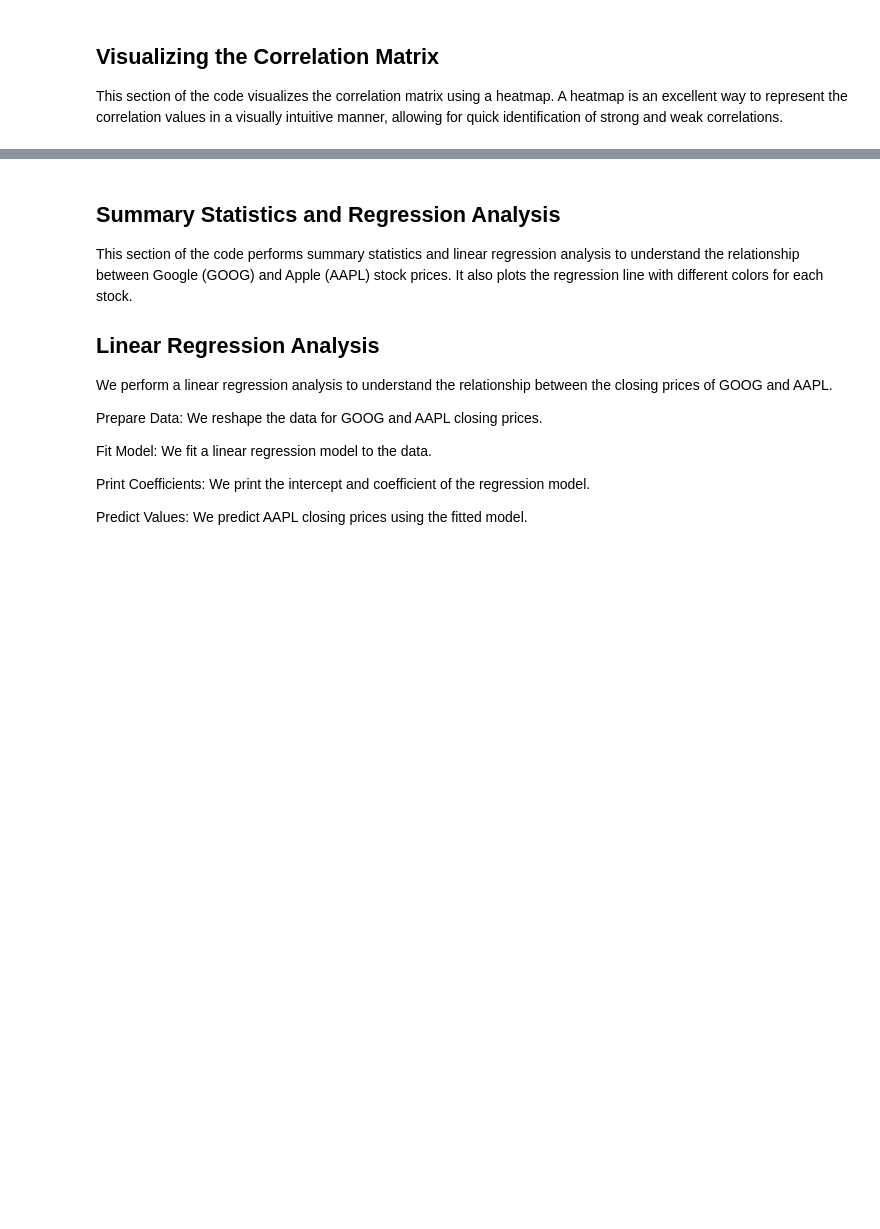
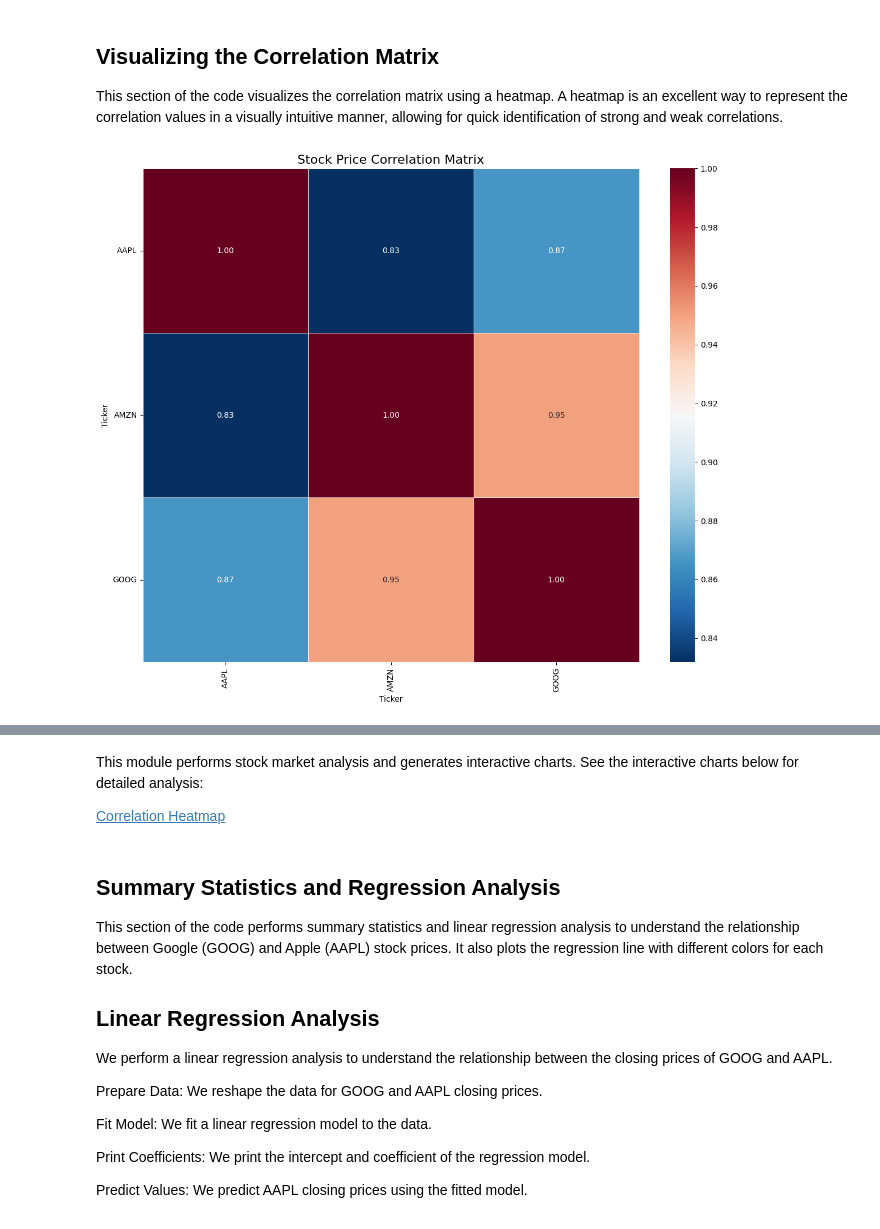
Before and after one commit to SaMoAAlamdari/Stock-Market-Analysis-using-Python, a Jupyter notebook: StockMarketAnalysisUsingPython.ipynb, the cells around one changed output, grey strips where cells are left out. Saved outputs shown, nothing was run; the diff lists cells and outputs as text; code cells hidden in the pictures; blank space fills up the shorter version.

```diff
--- a/StockMarketAnalysisUsingPython.ipynb
+++ b/StockMarketAnalysisUsingPython.ipynb
@@ -291,4 +353,14 @@ GOOG    0.865987  0.950399  1.000000
 ## Visualizing the Correlation Matrix
 
 This section of the code visualizes the correlation matrix using a heatmap. A heatmap is an excellent way to represent the correlation values in a visually intuitive manner, allowing for quick identification of strong and weak correlations.
+# %%
+plt.figure(figsize=(12, 10))
+sns.heatmap(correlation_matrix, annot=True, cmap='RdBu_r', linewidths=.5, fmt='.2f', annot_kws={"size": 10})
+plt.title('Stock Price Correlation Matrix', fontsize=16)
+plt.xticks(rotation=90)
+plt.yticks(rotation=0)
+plt.tight_layout()
+plt.show()
+# %% [output]
+[figure, added]
 # %%
@@ -303,6 +375,12 @@ heatmap.update_layout(xaxis_title="Stocks", yaxis_title="Stocks")
 heatmap.show()
 # %% [output]
 [interactive output not drawn]
+# %% [markdown]
+This module performs stock market analysis and generates interactive charts.
+See the interactive charts below for detailed analysis:
+
+
+[Correlation Heatmap](https://github.com/SaMoAAlamdari/Stock-Market-Analysis-using-Python/blob/main/correlation_heatmap.html)
 # %% [markdown]
 ## Summary Statistics and Regression Analysis
 
```
Also changed, not shown: parts of 10 cells of this notebook.
